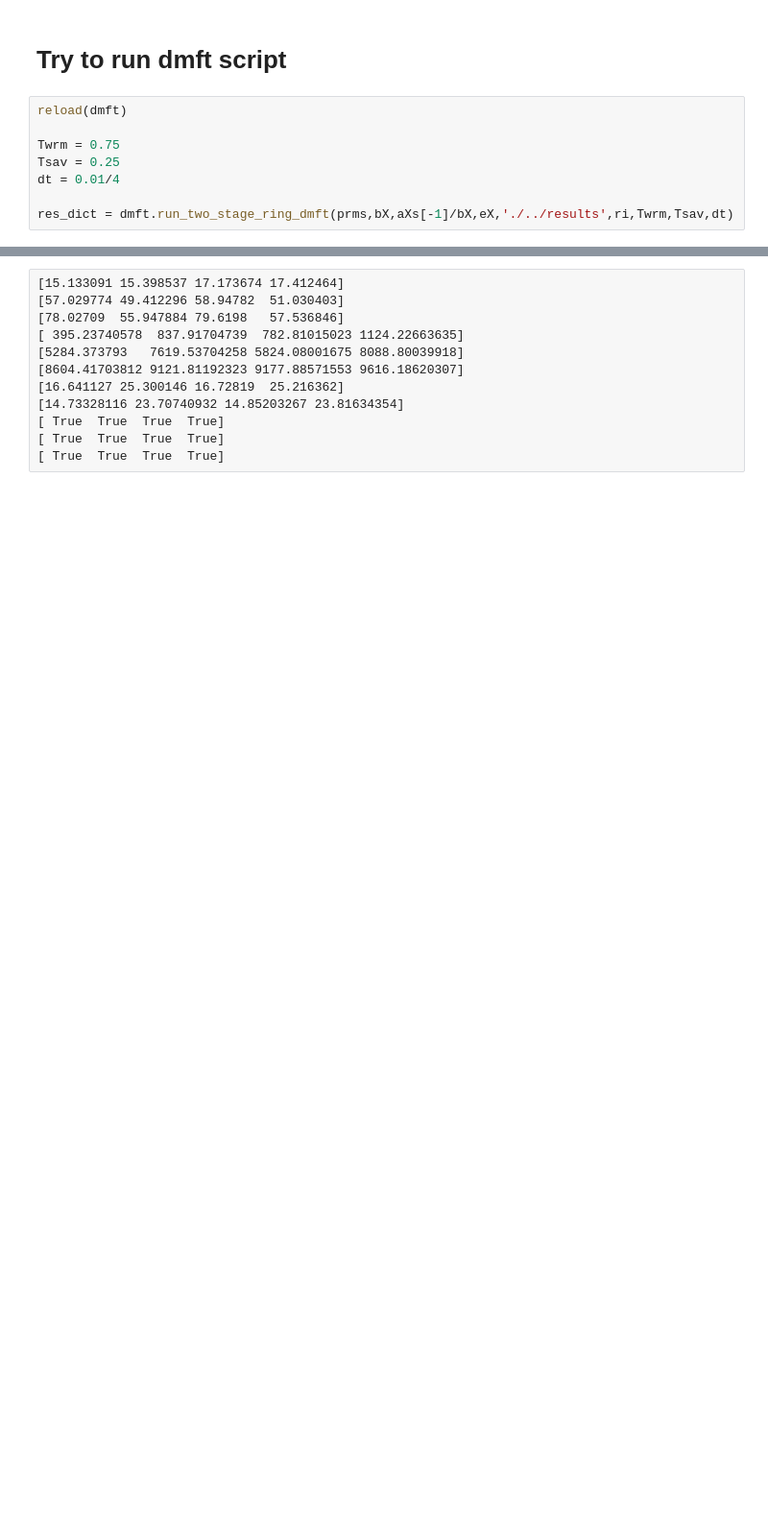
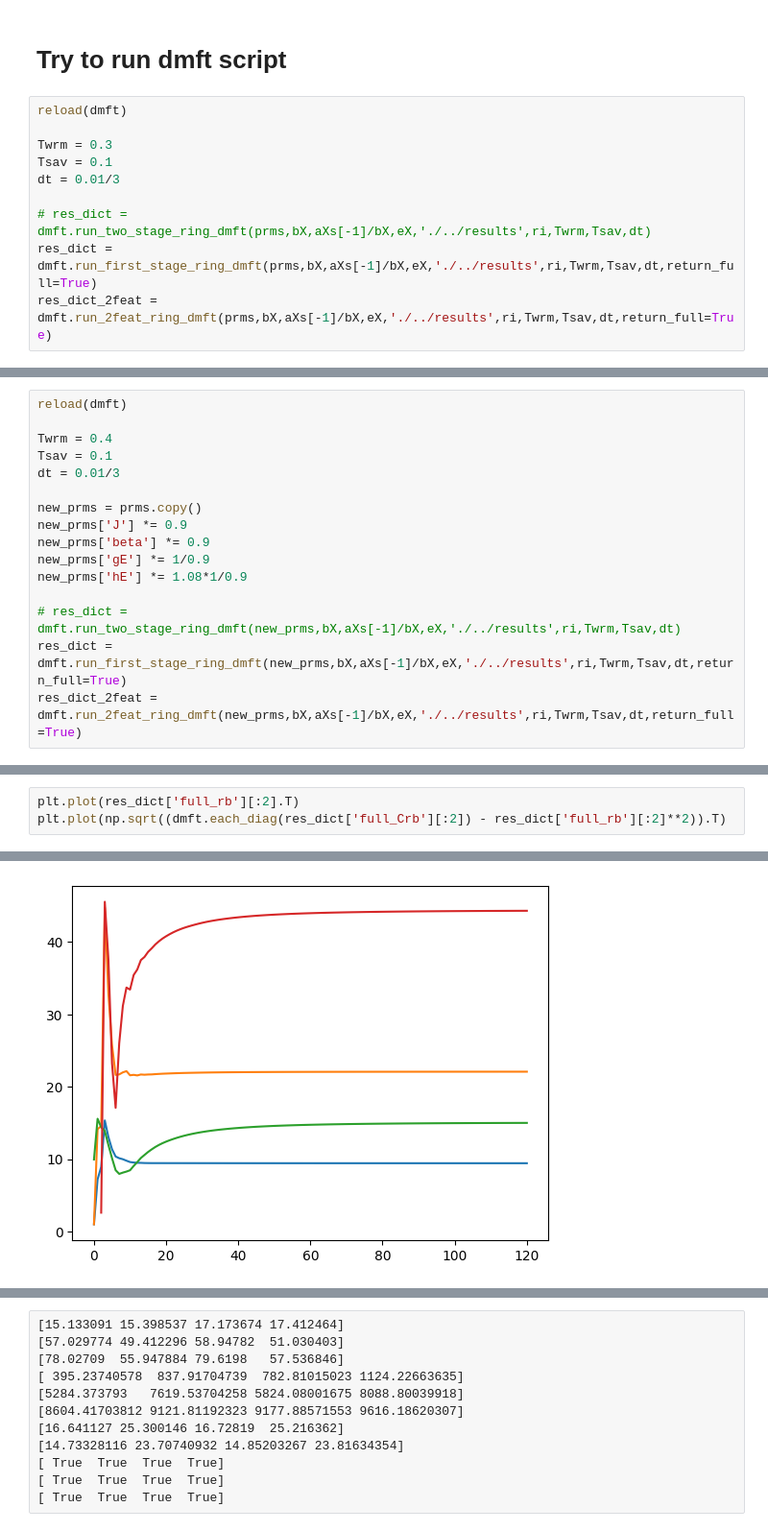
Before and after one commit to AddingAddict/ToroidalNetworks, a Jupyter notebook: sparse_weights/notebooks/ring_dmft.ipynb, the cells around one changed output, grey strips where cells are left out. Shown at 96% size. Cells and saved outputs as stored; diff of their text form; blank space fills up the shorter version.

```diff
--- a/sparse_weights/notebooks/ring_dmft.ipynb
+++ b/sparse_weights/notebooks/ring_dmft.ipynb
@@ -70,10 +93,12 @@ ri = ric.Ricciardi()
 # %%
 reload(dmft)
 
-Twrm = 0.75
-Tsav = 0.25
-dt = 0.01/4
+Twrm = 0.3
+Tsav = 0.1
+dt = 0.01/3
 
-res_dict = dmft.run_two_stage_ring_dmft(prms,bX,aXs[-1]/bX,eX,'./../results',ri,Twrm,Tsav,dt)
+# res_dict = dmft.run_two_stage_ring_dmft(prms,bX,aXs[-1]/bX,eX,'./../results',ri,Twrm,Tsav,dt)
+res_dict = dmft.run_first_stage_ring_dmft(prms,bX,aXs[-1]/bX,eX,'./../results',ri,Twrm,Tsav,dt,return_full=True)
+res_dict_2feat = dmft.run_2feat_ring_dmft(prms,bX,aXs[-1]/bX,eX,'./../results',ri,Twrm,Tsav,dt,return_full=True)
 # %% [output]
 0.20% completed
@@ -115,0 +152,16 @@ print(res_dict['convp'])
+# %%
+reload(dmft)
+
+Twrm = 0.4
+Tsav = 0.1
+dt = 0.01/3
+
+new_prms = prms.copy()
+new_prms['J'] *= 0.9
+new_prms['beta'] *= 0.9
+new_prms['gE'] *= 1/0.9
+new_prms['hE'] *= 1.08*1/0.9
+
+# res_dict = dmft.run_two_stage_ring_dmft(new_prms,bX,aXs[-1]/bX,eX,'./../results',ri,Twrm,Tsav,dt)
+res_dict = dmft.run_first_stage_ring_dmft(new_prms,bX,aXs[-1]/bX,eX,'./../results',ri,Twrm,Tsav,dt,return_full=True)
+res_dict_2feat = dmft.run_2feat_ring_dmft(new_prms,bX,aXs[-1]/bX,eX,'./../results',ri,Twrm,Tsav,dt,return_full=True)
@@ -115,0 +217,4 @@ print(res_dict['convp'])
+# %%
+plt.plot(res_dict['full_rb'][:2].T)
+plt.plot(np.sqrt((dmft.each_diag(res_dict['full_Crb'][:2]) - res_dict['full_rb'][:2]**2)).T)
+# %% [output]
@@ -115,0 +223 @@ print(res_dict['convp'])
+[figure, added]
```
Also changed, not shown: parts of 10 cells of this notebook, 52 other files.
